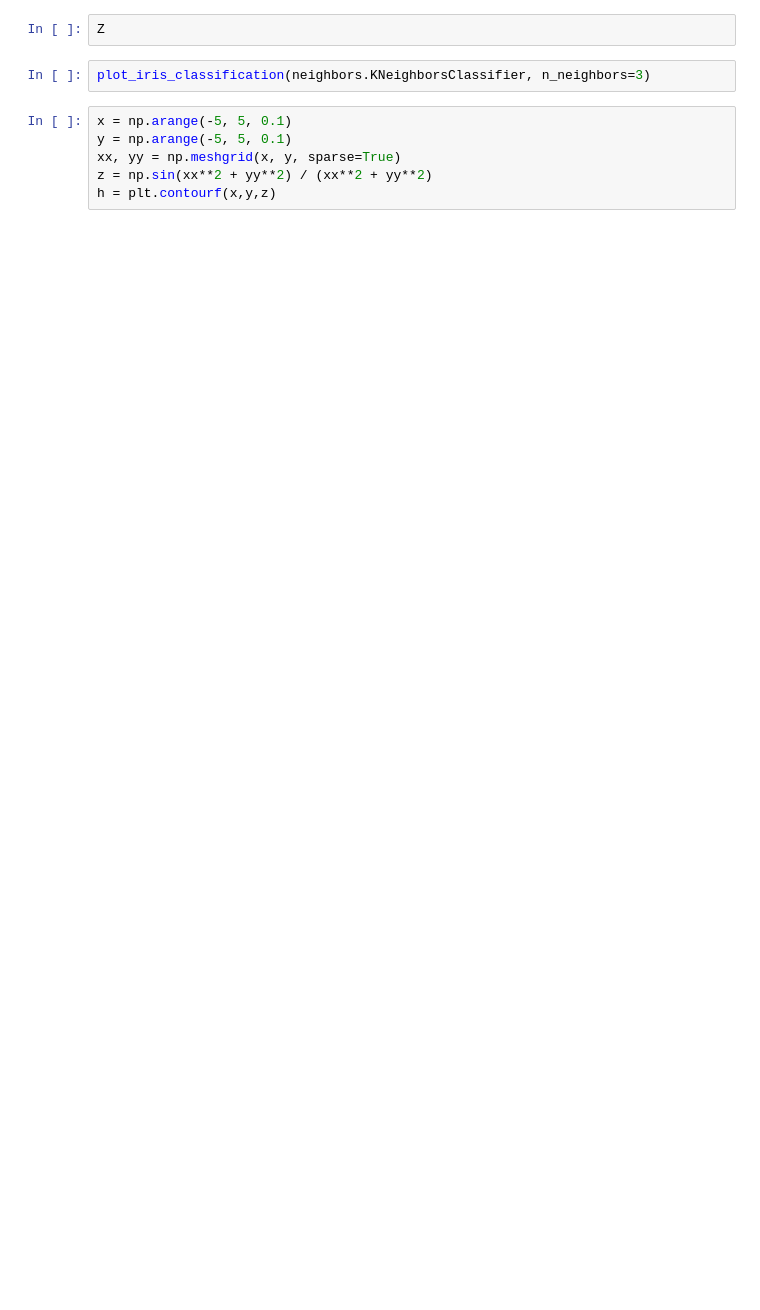
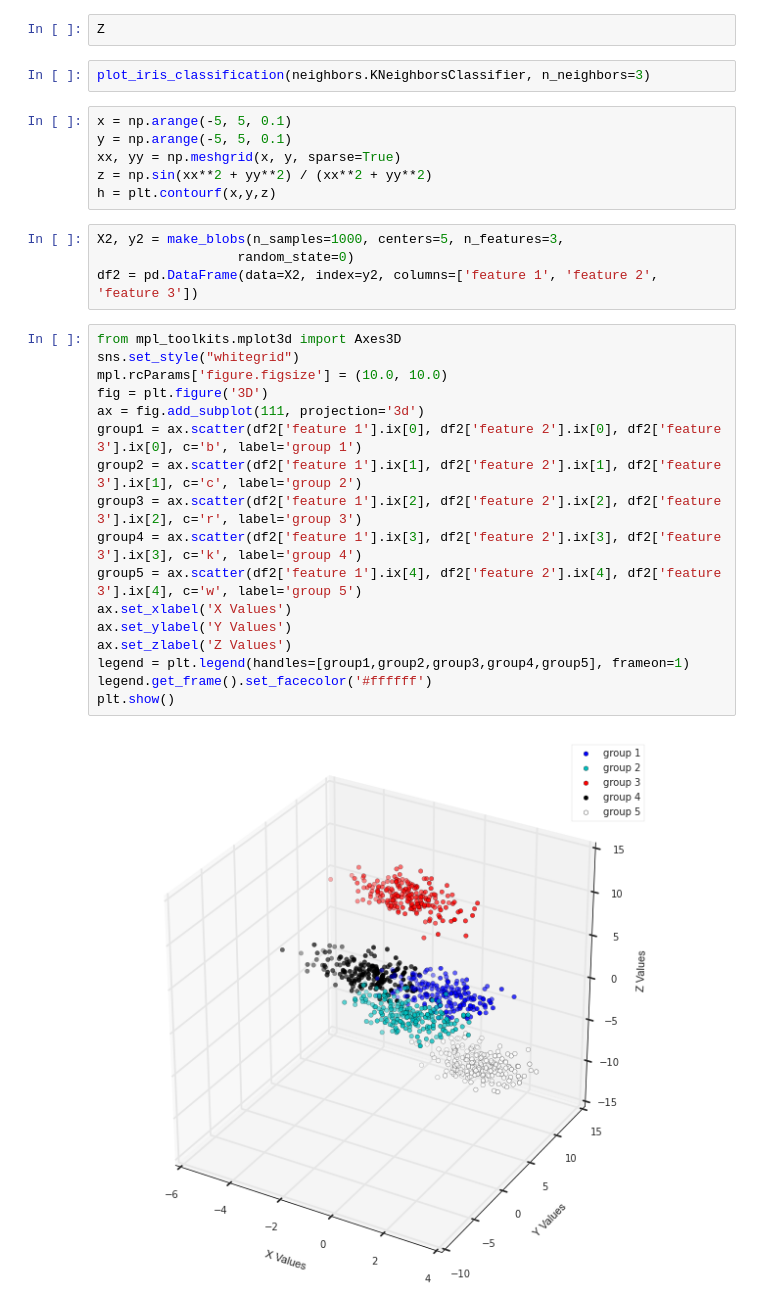
Before and after one commit to azbones/big_data, a Jupyter notebook: week_5/Week 6- ML and Stats.ipynb, the cells around one changed output. Saved outputs shown, nothing was run; the diff lists cells and outputs as text; blank space fills up the shorter version.

```diff
--- a/week_5/Week 6- ML and Stats.ipynb
+++ b/week_5/Week 6- ML and Stats.ipynb
@@ -129,3 +150,26 @@ y = np.arange(-5, 5, 0.1)
 xx, yy = np.meshgrid(x, y, sparse=True)
 z = np.sin(xx**2 + yy**2) / (xx**2 + yy**2)
 h = plt.contourf(x,y,z)
+# %%
+X2, y2 = make_blobs(n_samples=1000, centers=5, n_features=3,
+                  random_state=0)
+df2 = pd.DataFrame(data=X2, index=y2, columns=['feature 1', 'feature 2', 'feature 3'])
+# %%
+from mpl_toolkits.mplot3d import Axes3D
+sns.set_style("whitegrid")
+mpl.rcParams['figure.figsize'] = (10.0, 10.0)
+fig = plt.figure('3D')
+ax = fig.add_subplot(111, projection='3d')
+group1 = ax.scatter(df2['feature 1'].ix[0], df2['feature 2'].ix[0], df2['feature 3'].ix[0], c='b', label='group 1')
+group2 = ax.scatter(df2['feature 1'].ix[1], df2['feature 2'].ix[1], df2['feature 3'].ix[1], c='c', label='group 2')
+group3 = ax.scatter(df2['feature 1'].ix[2], df2['feature 2'].ix[2], df2['feature 3'].ix[2], c='r', label='group 3')
+group4 = ax.scatter(df2['feature 1'].ix[3], df2['feature 2'].ix[3], df2['feature 3'].ix[3], c='k', label='group 4')
+group5 = ax.scatter(df2['feature 1'].ix[4], df2['feature 2'].ix[4], df2['feature 3'].ix[4], c='w', label='group 5')
+ax.set_xlabel('X Values')
+ax.set_ylabel('Y Values')
+ax.set_zlabel('Z Values')
+legend = plt.legend(handles=[group1,group2,group3,group4,group5], frameon=1)
+legend.get_frame().set_facecolor('#ffffff')
+plt.show()
+# %% [output]
+[figure, added]
```
Also changed, not shown: parts of 11 cells of this notebook.
